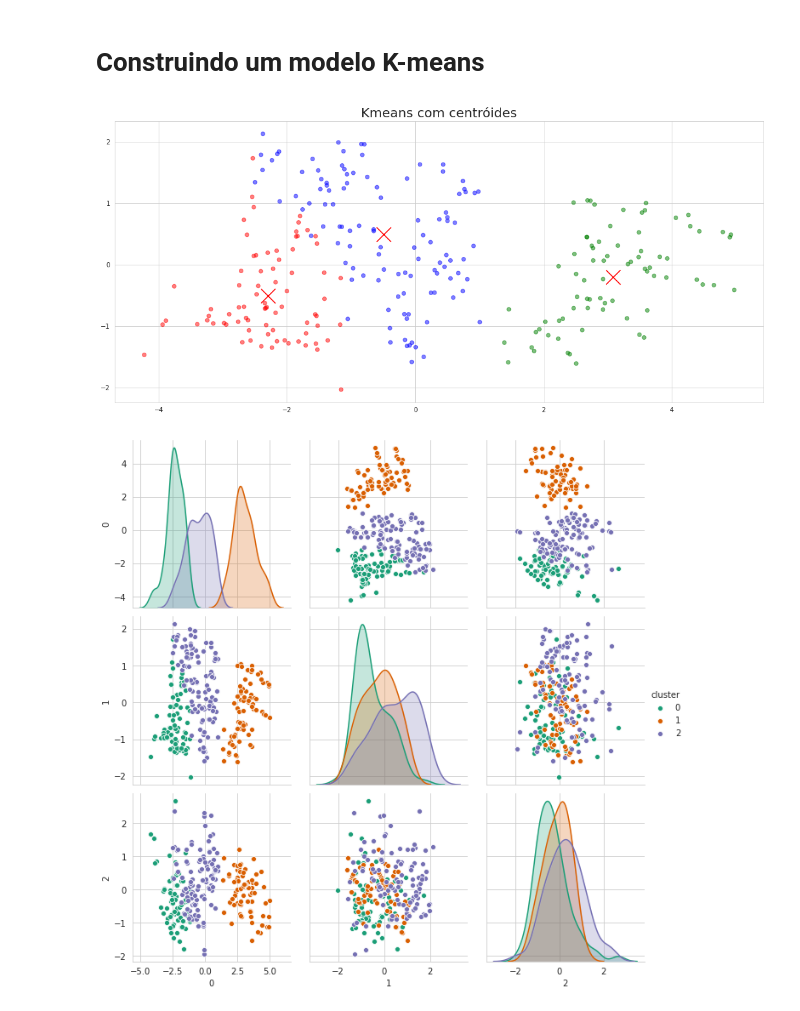
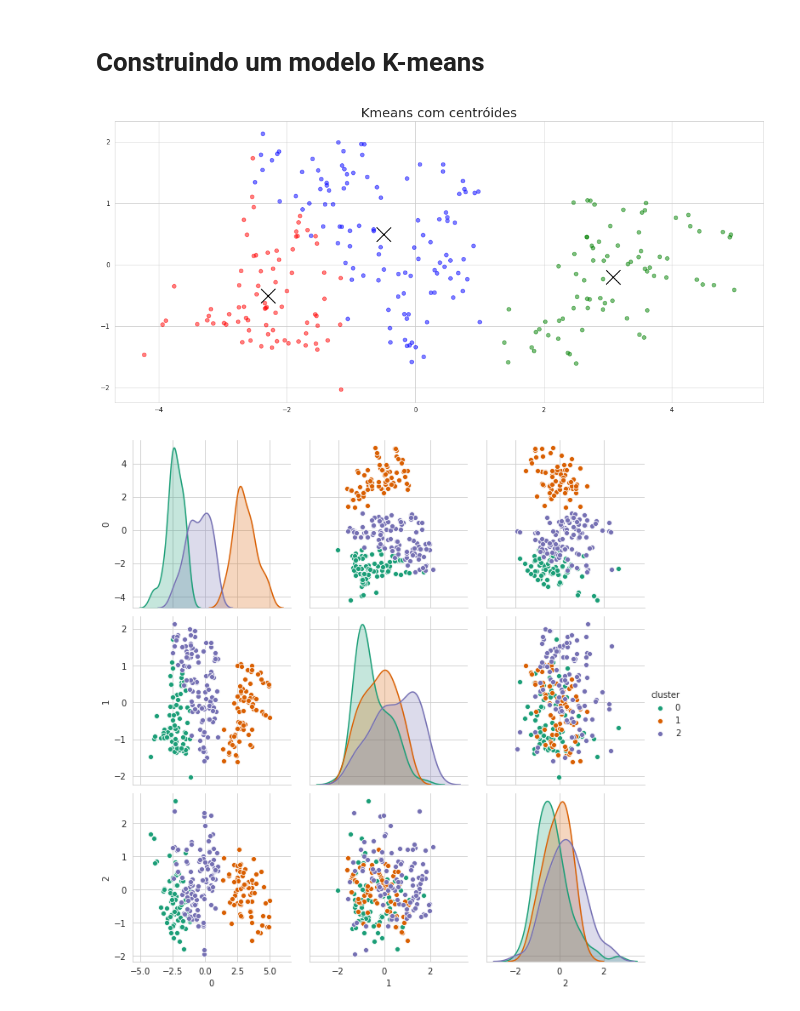
Before and after one commit to RodrigoLima82/bootcamp_igti_machine_learning, a Jupyter notebook: Modulo_05/desafio_final_cars.ipynb, the cells around one changed output. Saved outputs shown, nothing was run; the diff lists cells and outputs as text; code cells hidden in the pictures.

```diff
--- a/Modulo_05/desafio_final_cars.ipynb
+++ b/Modulo_05/desafio_final_cars.ipynb
@@ -427,28 +473,28 @@ plt.xticks(features);
 # %%
 # Inicializando o kmeans
 kmeans = KMeans(n_clusters=3, random_state=42)
 
 # Treinar o modelo utilizando apenas os tres primeiros componentes principais
 kmeans.fit(PCA_components.iloc[:,:3])
 
 # Realizando as previsoes dos cluster
 X_clustered = kmeans.predict(PCA_components.iloc[:,:3])
 
 # Definindo um mapa de cor para cada cluster
 color_map = {0:'r', 1: 'g', 2: 'b'}
 label_color = [color_map[l] for l in X_clustered]
 
 # Definindo os centroides
 centers = np.array(kmeans.cluster_centers_)
 
 # Exibindo um grafico scatter
 fig, aux = plt.subplots(1,1, figsize=(18, 8))
 plt.title('Kmeans com centróides', fontsize=20)
 plt.scatter(principalComponents[:,0],principalComponents[:,1], c= label_color, alpha=0.5)
-plt.scatter(centers[:,0], centers[:,1], marker="x", color='r', s=500)
+plt.scatter(centers[:,0], centers[:,1], marker="x", color='black', s=500)
 plt.show();
 # %% [output]
-[figure, old version]
+[figure, new version]
 # %%
 # Criando um dataframe do nosso PCA
 df = pd.DataFrame(PCA_components)
```
Also changed, not shown: parts of 16 cells of this notebook.
